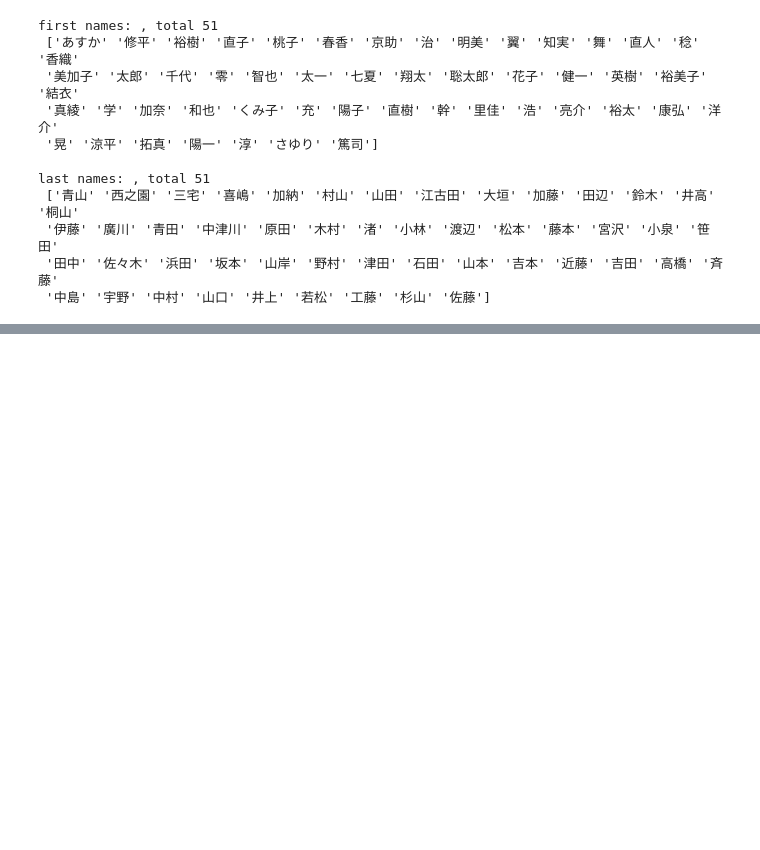
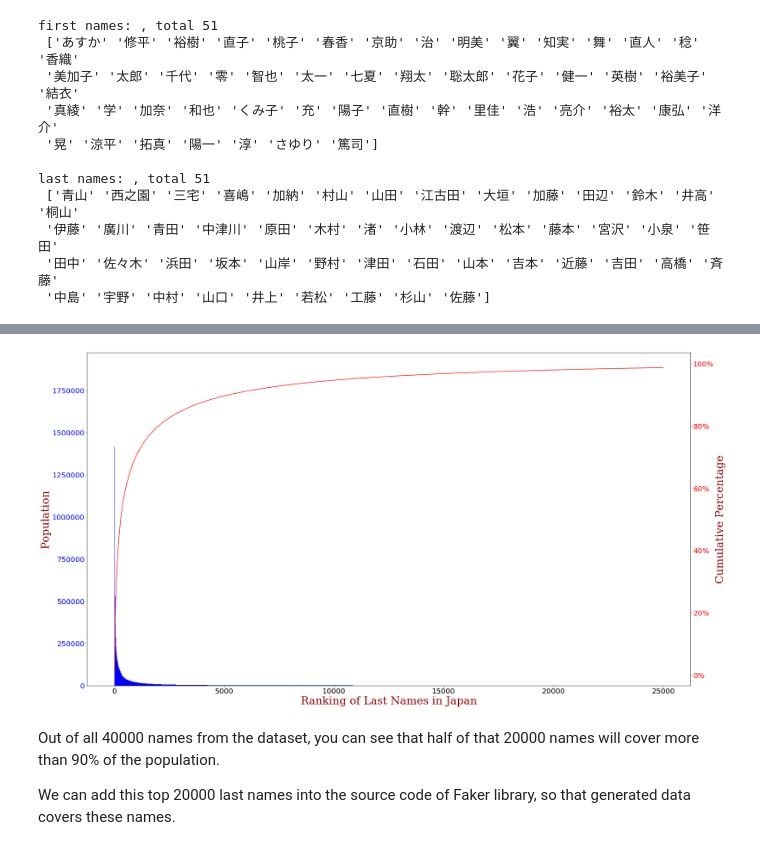
Before and after one commit to wtberry/NameClassifier, a Jupyter notebook: name analysis.ipynb, the cells around one changed output, grey strips where cells are left out. Saved outputs shown, nothing was run; the diff lists cells and outputs as text; code cells hidden in the pictures; blank space fills up the shorter version.

```diff
--- a/name analysis.ipynb
+++ b/name analysis.ipynb
@@ -121,0 +130,3 @@ Yearly one, based on the Yasuda Insurance Data
+# %%
+names = pd.read_csv('data/last_names.csv')
+names
@@ -121,0 +152,37 @@ Yearly one, based on the Yasuda Insurance Data
+# %%
+# now plotting
+
+import pandas as pd
+import matplotlib.pyplot as plt
+from matplotlib.ticker import PercentFormatter
+
+
+
+df = names.head(25000)
+
+fig, ax = plt.subplots(figsize=(30, 17))
+font = {'family': 'serif',
+        'color':  'darkred',
+        'weight': 'normal',
+        'size': 30
+        }
+ax.bar(df.ranking, df.population, color='b', width=1.0)
+ax2 = ax.twinx() # create new ax instance with separate y ticker on the other side
+ax2.plot(df.cumpercentage, color='r')
+ax2.yaxis.set_major_formatter(PercentFormatter())
+
+ax.tick_params(axis='y', colors='b', labelsize=20)
+ax.tick_params(axis='x', labelsize=20)
+ax2.tick_params(axis='y', colors='r', labelsize=20)
+
+ax.set_xlabel("Ranking of Last Names in Japan", fontdict=font)
+ax.set_ylabel("Population", fontdict=font)
+ax2.set_ylabel("Cumulative Percentage", fontdict=font)
+
+plt.show()
+# %% [output]
+[figure, added]
+# %% [markdown]
+Out of all 40000 names from the dataset, you can see that half of that 20000 names will cover more than 90% of the population.
+
+We can add this top 20000 last names into the source code of Faker library, so that generated data covers these names.
```
Also changed, not shown: parts of 5 cells of this notebook, 3 other files.
